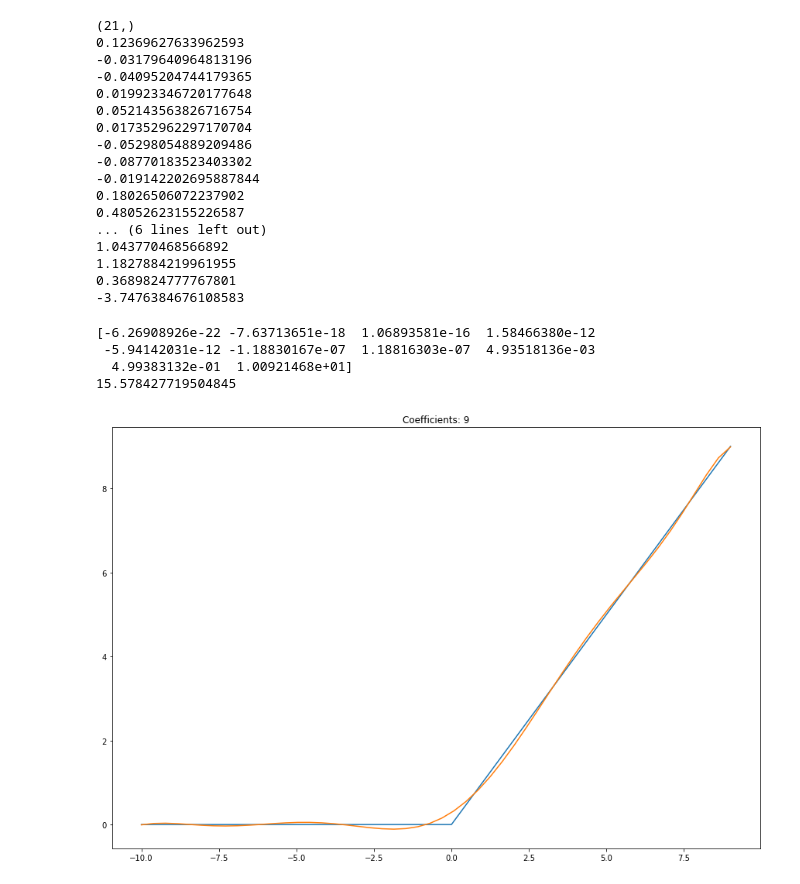
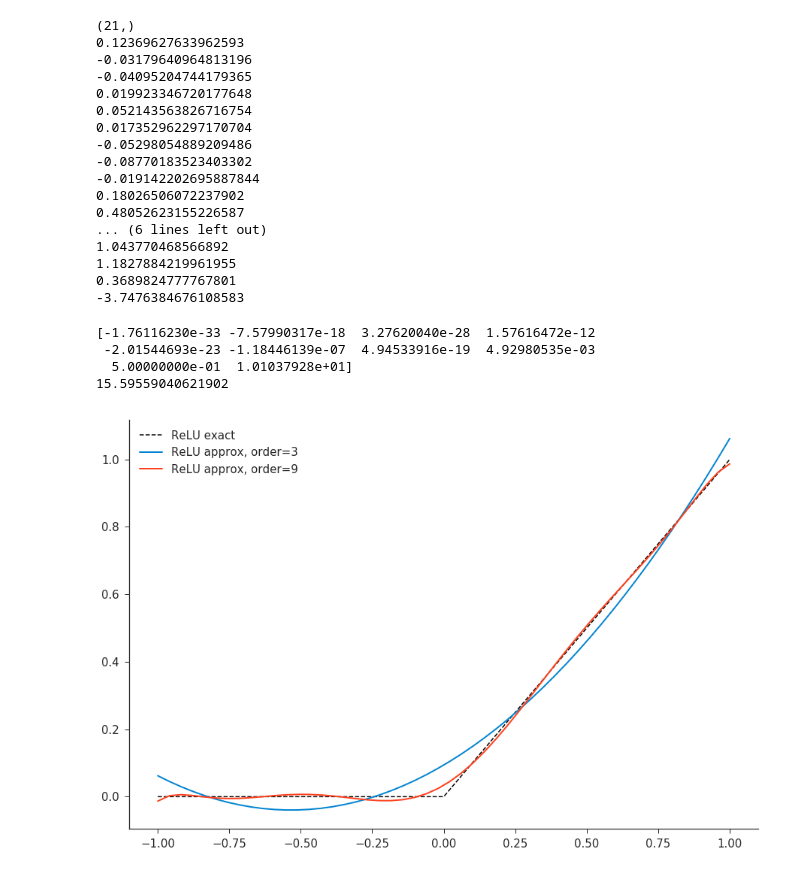
Before and after one commit to koenvanderveen/privateml, a Jupyter notebook: image_analysis/ReLU Approx.ipynb, the cells around one changed output. Cells and saved outputs as stored; diff of their text form; code cells hidden in the pictures.

```diff
--- a/image_analysis/ReLU Approx.ipynb
+++ b/image_analysis/ReLU Approx.ipynb
@@ -88,10 +94,10 @@ def poly_approx(x, coefficients):
     return sum([coefficient * x ** (len(coefficients) - 1 - i) for i, coefficient in enumerate(coefficients)])
 
 
-def compute_coefficients_ReLU(n_coefficients, domain=(-100, 100)):
+def compute_coefficients_ReLU(n_coefficients, domain=(-100, 100), n=1000):
     assert domain[0] < 0 < domain[1]
-    x = list(range(domain[0], domain[1]))
-    y = [0] * abs(domain[0]) + list(range(0, domain[1]))
+    x = np.linspace(domain[0], domain[1], n)
+    y = (x > 0) * x
     return np.polyfit(x, y, n_coefficients), x, y
 
 
@@ -101,24 +107,45 @@ def plot_ReLU(coefficients, x, y):
     y_new = ReLU(x_new)
 
     pylab.rcParams['figure.figsize'] = (15, 10)
-    plt.plot(x,y, x_new, y_new)
+    plt.plot(x, y, sns.xkcd_rgb["deep red"], x_new, y_new, sns.xkcd_rgb["deep blue"])
     pylab.title('Coefficients: {}'.format(len(coefficients)-1))
     ax = plt.gca()
     fig = plt.gcf()
+    ax.legend(['ReLU exact', 'ReLU approx'])
+    ax.xaxis.set_major_locator(MaxNLocator(integer=True))
+
 
 coefficients, x, y = compute_coefficients_ReLU(9, (-300, 300))
 print(coefficients)
 print(poly_approx(10, coefficients))
 # %% [output]
-[-6.26908926e-22 -7.63713651e-18  1.06893581e-16  1.58466380e-12
- -5.94142031e-12 -1.18830167e-07  1.18816303e-07  4.93518136e-03
-  4.99383132e-01  1.00921468e+01]
-15.578427719504845
+[-1.76116230e-33 -7.57990317e-18  3.27620040e-28  1.57616472e-12
+ -2.01544693e-23 -1.18446139e-07  4.94533916e-19  4.92980535e-03
+  5.00000000e-01  1.01037928e+01]
+15.59559040621902
-# %%
-coefficients, x, y = compute_coefficients_ReLU(9, (-10, 10))
-plot_ReLU(coefficients, x, y)
-# %% [output]
-[figure, removed]
+# %%
+coefficients, x, y = compute_coefficients_ReLU(3, (-1, 1))
+ReLU = np.poly1d(coefficients)
+x_new = np.linspace(x[0], x[-1], 50)
+y_new = ReLU(x_new)
+
+coefficients, x, y = compute_coefficients_ReLU(9, (-1, 1))
+ReLU = np.poly1d(coefficients)
+x_new2 = np.linspace(x[0], x[-1], 50)
+y_new2 = ReLU(x_new)
+
+
+pylab.rcParams['figure.figsize'] = (15, 10)
+plt.plot(x, y, sns.xkcd_rgb["black"], linewidth=1.5, linestyle='--')
+ax = plt.gca()
+fig = plt.gcf()
+ax.plot(x_new, y_new, sns.xkcd_rgb["cerulean"],
+        x_new2, y_new2, sns.xkcd_rgb["orange red"], linewidth=2.0)
+ax.legend(['ReLU exact', 'ReLU approx, order=3', 'ReLU approx, order=9'])
+sns.despine()
+plt.savefig("results/img/relu_approx.png", transparent=True)
+# %% [output]
+[figure, added]
 # %%
 coefficients, x, y = compute_coefficients_ReLU(9, (-100, 100))
 plot_ReLU(coefficients, x, y)
```
Also changed, not shown: parts of 3 cells of this notebook, 1 other file.
